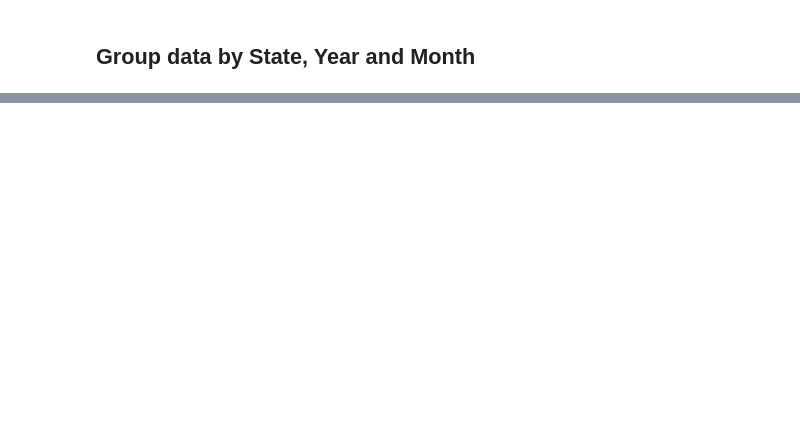
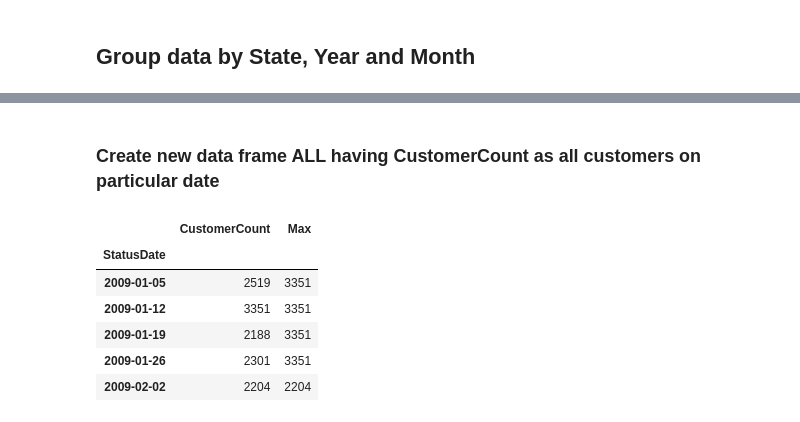
Before and after one commit to karandevgan/pandas-tutorial, a Jupyter notebook: Pandas Tutorial 3.ipynb, the cells around one changed output, grey strips where cells are left out. Drawn from its saved outputs; the diff is of its cells as text; code cells hidden in the pictures; blank space fills up the shorter version.

```diff
--- a/Pandas Tutorial 3.ipynb
+++ b/Pandas Tutorial 3.ipynb
@@ -236,0 +214,21 @@ dtype: float64
+# %% [markdown]
+### Create new data frame ALL having CustomerCount as all customers on particular date
+# %%
+# ALL = pd.DataFrame(Daily['CustomerCount']).reset_index().groupby(['StatusDate']).sum()
+ALL = pd.DataFrame(Daily['CustomerCount'].groupby(Daily.index.get_level_values(1)).sum())
+
+# YearMonth groupby object
+# lambda x automatically uses first column
+YearMonth = ALL.groupby([lambda x: x.year, lambda x: x.month])
+
+# Saves Max customer count each month of each year
+ALL['Max'] = YearMonth['CustomerCount'].transform(lambda x: x.max())
+ALL.head()
+# %% [output]
+|  | CustomerCount | Max |
+| StatusDate |  |  |
+| 2009-01-05 | 2519 | 3351 |
+| 2009-01-12 | 3351 | 3351 |
+| 2009-01-19 | 2188 | 3351 |
+| 2009-01-26 | 2301 | 3351 |
+| 2009-02-02 | 2204 | 2204 |
```
Also changed, not shown: parts of 16 cells of this notebook, 1 other file.
